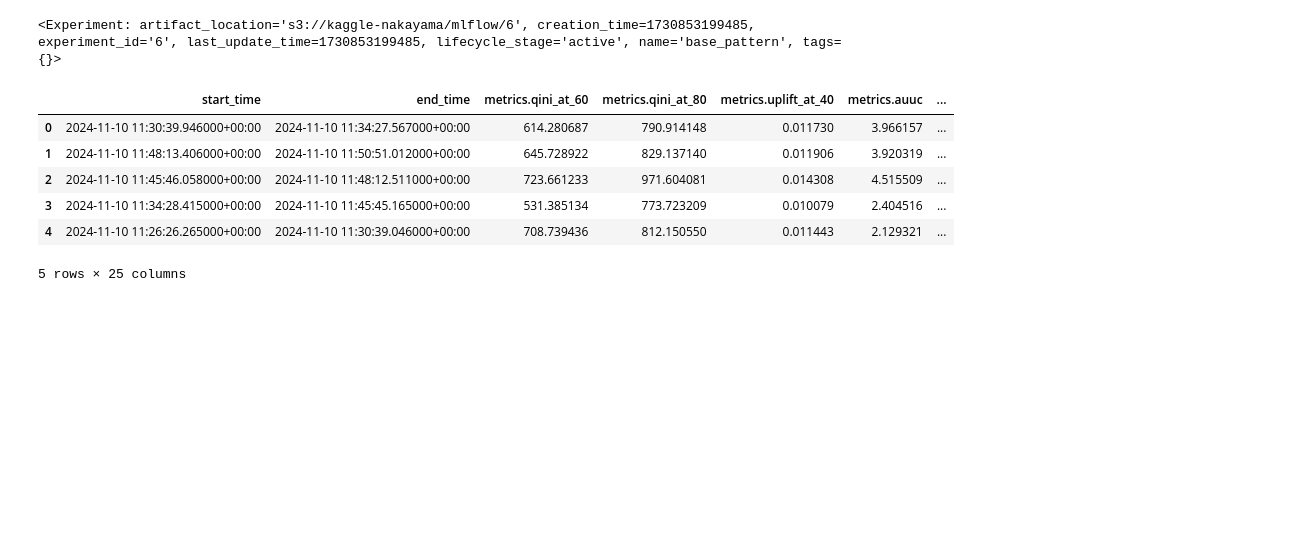
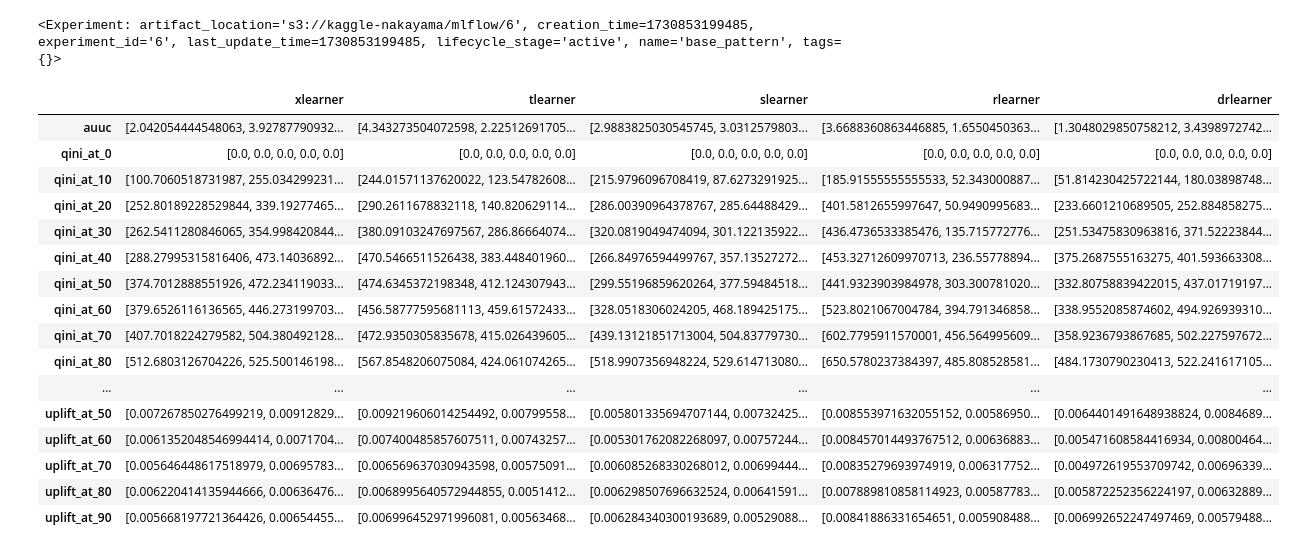
Before and after one commit to YuriNakayama/cate, a Jupyter notebook: dev/eda/output/mlflow_output.ipynb, the cells around one changed output. Drawn from its saved outputs; the diff is of its cells as text; code cells hidden in the pictures; blank space fills up the shorter version.

Commit message:
feat: Add shape_data function and update execution counts in add_parent_run notebook

```diff
--- a/dev/eda/output/mlflow_output.ipynb
+++ b/dev/eda/output/mlflow_output.ipynb
@@ -5,13 +6,5 @@ from mlflow import MlflowClient
 # %%
 REMOTE_TRACKING_URI = "http://ec2-44-217-145-52.compute-1.amazonaws.com:5000"
-experiment_name = "base_pattern"
-mlflow.set_tracking_uri(REMOTE_TRACKING_URI)
 client = MlflowClient(REMOTE_TRACKING_URI)
-
-experiment = mlflow.get_experiment_by_name(experiment_name)
-mlflow.set_experiment(experiment_id=experiment.experiment_id)
 # %% [output]
 <Experiment: artifact_location='s3://kaggle-nakayama/mlflow/6', creation_time=1730853199485, experiment_id='6', last_update_time=1730853199485, lifecycle_stage='active', name='base_pattern', tags={}>
-# %%
-run_id = "0add35cfa1224f2995bffa12ae61e17b"
-parent_run = mlflow.get_run(run_id=run_id)
@@ -52,10 +11,40 @@ runs = mlflow.search_runs(
-# %%
-runs
-# %% [output]
-|  | start_time | end_time | metrics.qini_at_60 | metrics.qini_at_80 | metrics.uplift_at_40 | metrics.auuc | ... |
-| 0 | 2024-11-10 11:30:39.946000+00:00 | 2024-11-10 11:34:27.567000+00:00 | 614.280687 | 790.914148 | 0.011730 | 3.966157 | ... |
-| 1 | 2024-11-10 11:48:13.406000+00:00 | 2024-11-10 11:50:51.012000+00:00 | 645.728922 | 829.137140 | 0.011906 | 3.920319 | ... |
-| 2 | 2024-11-10 11:45:46.058000+00:00 | 2024-11-10 11:48:12.511000+00:00 | 723.661233 | 971.604081 | 0.014308 | 4.515509 | ... |
-| 3 | 2024-11-10 11:34:28.415000+00:00 | 2024-11-10 11:45:45.165000+00:00 | 531.385134 | 773.723209 | 0.010079 | 2.404516 | ... |
-| 4 | 2024-11-10 11:26:26.265000+00:00 | 2024-11-10 11:30:39.046000+00:00 | 708.739436 | 812.150550 | 0.011443 | 2.129321 | ... |
-5 rows × 25 columns
+# %%
+parent_run_id = "0add35cfa1224f2995bffa12ae61e17b"
+parent_run = mlflow.get_run(run_id=parent_run_id)
+run_ids = mlflow.search_runs(
+    filter_string=f"tags.mlflow.parentRunId='{parent_run_id}'",
+    order_by=["tags.mlflow.runName DESC"],
+).run_id
+# %%
+metrics = {}
+for run_id in run_ids:
+    metric = {}
+    for metrics_column in mlflow.get_run(run_id).data.metrics.keys():
+        values = [
+            metric_history.value
+            for metric_history in client.get_metric_history(run_id, metrics_column)
+        ]
+        metric[metrics_column] = [np.mean(values), np.std(values)]
+    model_name = mlflow.get_run(run_id).data.tags["model"]
+    metrics[model_name] = metric
+metrics_df = pd.DataFrame(metrics)
+# %%
+metrics_df
+# %% [output]
+|  | xlearner | tlearner | slearner | rlearner | drlearner |
+| auuc | [2.042054444548063, 3.92787790932... | [4.343273504072598, 2.22512691705... | [2.9883825030545745, 3.0312579803... | [3.6688360863446885, 1.6550450363... | [1.3048029850758212, 3.4398972742... |
+| qini_at_0 | [0.0, 0.0, 0.0, 0.0, 0.0] | [0.0, 0.0, 0.0, 0.0, 0.0] | [0.0, 0.0, 0.0, 0.0, 0.0] | [0.0, 0.0, 0.0, 0.0, 0.0] | [0.0, 0.0, 0.0, 0.0, 0.0] |
+| qini_at_10 | [100.7060518731987, 255.034299231... | [244.01571137620022, 123.54782608... | [215.9796096708419, 87.6273291925... | [185.91555555555533, 52.343000887... | [51.814230425722144, 180.03898748... |
+| qini_at_20 | [252.80189228529844, 339.19277465... | [290.2611678832118, 140.820629114... | [286.00390964378767, 285.64488429... | [401.5812655997647, 50.9490995683... | [233.6601210689505, 252.884858275... |
+| qini_at_30 | [262.5411280846065, 354.998420844... | [380.09103247697567, 286.86664074... | [320.0819049474094, 301.122135922... | [436.4736533385476, 135.715772776... | [251.53475830963816, 371.52223844... |
+| qini_at_40 | [288.27995315816406, 473.14036892... | [470.5466511526438, 383.448401960... | [266.84976594499767, 357.13527272... | [453.32712609970713, 236.55778894... | [375.2687555163275, 401.593663308... |
+| qini_at_50 | [374.7012888551926, 472.234119033... | [474.6345372198348, 412.124307943... | [299.55196859620264, 377.59484518... | [441.9323903984978, 303.300781020... | [332.80758839422015, 437.01719197... |
+| qini_at_60 | [379.6526116136565, 446.273199703... | [456.58777595681113, 459.61572433... | [328.0518306024205, 468.189425175... | [523.8021067004784, 394.791346858... | [338.9552085874602, 494.926939310... |
+| qini_at_70 | [407.7018224279582, 504.380492128... | [472.9350305835678, 415.026439605... | [439.13121851713004, 504.83779730... | [602.7795911570001, 456.564995609... | [358.9236793867685, 502.227597672... |
+| qini_at_80 | [512.6803126704226, 525.500146198... | [567.8548206075084, 424.061074265... | [518.9907356948224, 529.614713080... | [650.5780237384397, 485.808528581... | [484.1730790230413, 522.241617105... |
+| ... | ... | ... | ... | ... | ... |
+| uplift_at_50 | [0.007267850276499219, 0.00912829... | [0.009219606014254492, 0.00799558... | [0.005801335694707144, 0.00732425... | [0.008553971632055152, 0.00586950... | [0.0064401491648938824, 0.0084689... |
+| uplift_at_60 | [0.0061352048546994414, 0.0071704... | [0.007400485857607511, 0.00743257... | [0.005301762082268097, 0.00757244... | [0.008457014493767512, 0.00636883... | [0.005471608584416934, 0.00800464... |
+| uplift_at_70 | [0.005646448617518979, 0.00695783... | [0.006569637030943598, 0.00575091... | [0.006085268330268012, 0.00699444... | [0.00835279693974919, 0.006317752... | [0.004972619553709742, 0.00696339... |
+| uplift_at_80 | [0.006220414135944666, 0.00636476... | [0.0068995640572944855, 0.0051412... | [0.006298507696632524, 0.00641591... | [0.007889810858114923, 0.00587783... | [0.005872252356224197, 0.00632889... |
+| uplift_at_90 | [0.005668197721364426, 0.00654455... | [0.006996452971996081, 0.00563468... | [0.006284340300193689, 0.00529088... | [0.00841886331654651, 0.005908488... | [0.006992652247497469, 0.00579488... |
```
Also changed, not shown: parts of 4 cells of this notebook, 1 other file.
